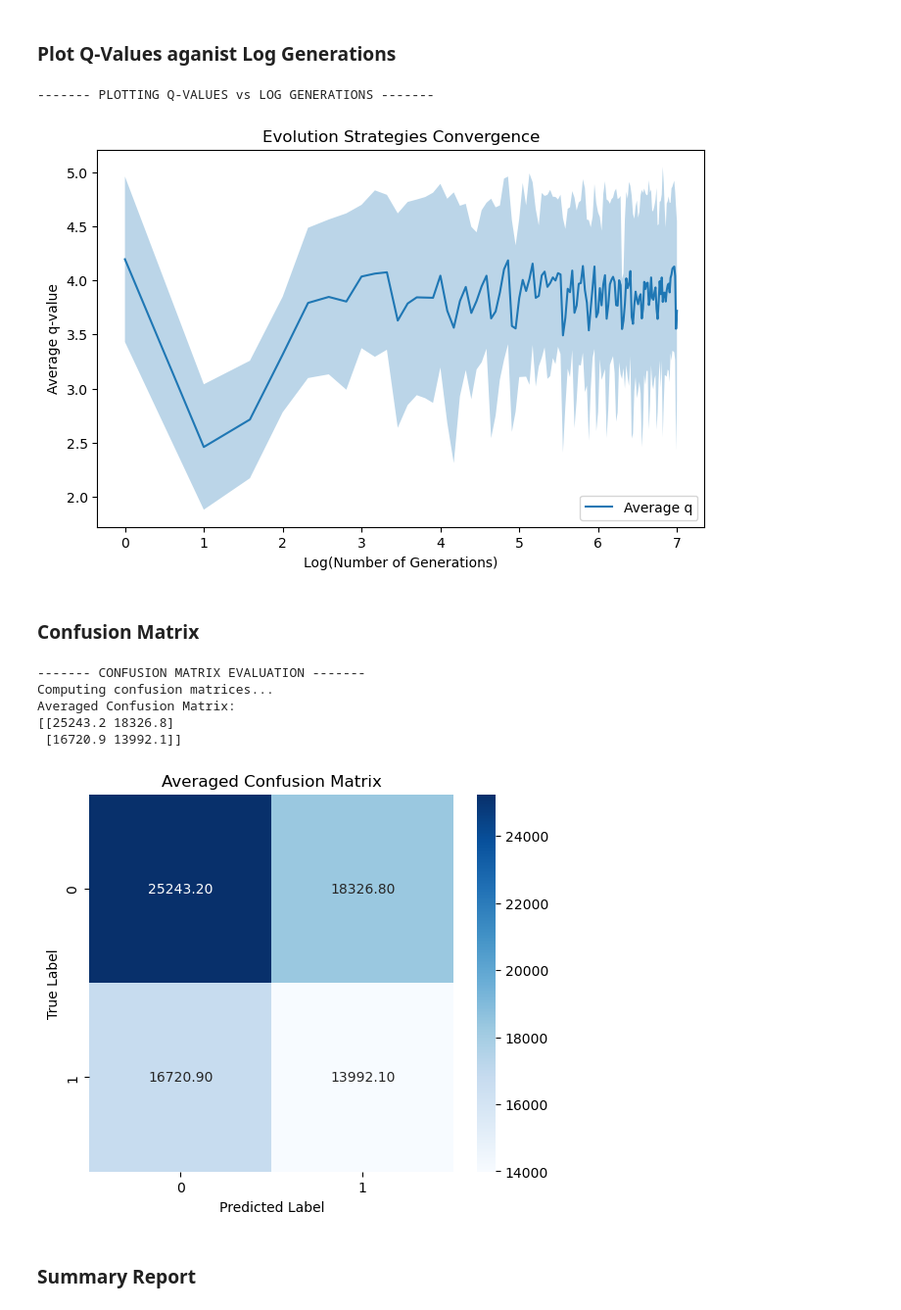
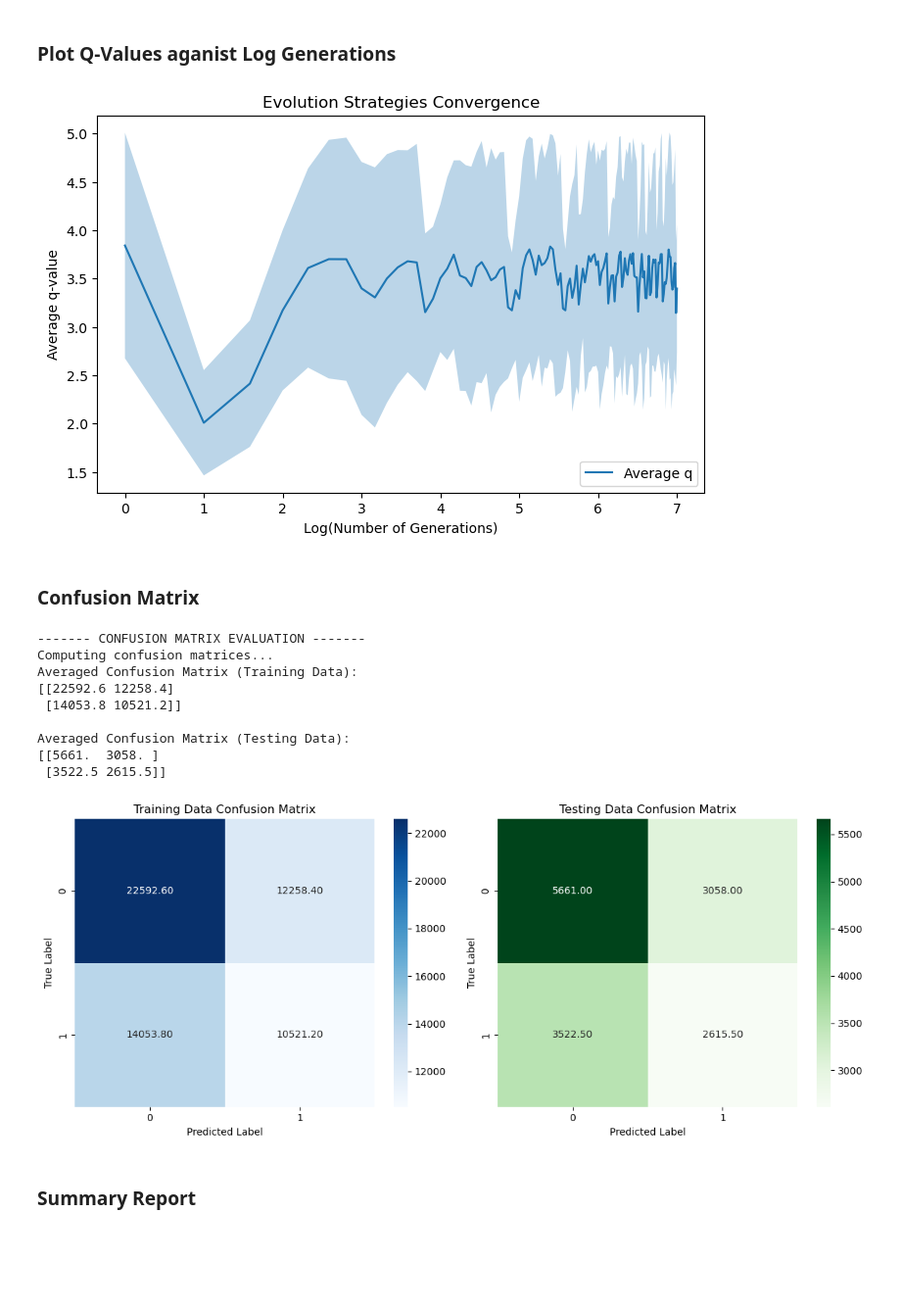
Before and after one commit to cfpisaca/ML_HW1, a Jupyter notebook: HW1.ipynb, the cells around one changed output. Shown: that part at 98% size. Saved outputs shown, nothing was run; the diff lists cells and outputs as text; code cells hidden in the pictures; blank space fills up the shorter version.

Commit message:
added testing and training data

```diff
--- a/HW1.ipynb
+++ b/HW1.ipynb
@@ -57,6 +57,7 @@ Selected columns: ['Age', 'Gender', 'Education Level', 'BMI', 'Physical Activity
 ### Encode all categorical features
 # %%
 from sklearn.preprocessing import LabelEncoder, StandardScaler
+from sklearn.model_selection import train_test_split
 
 print("------- ENCODING CATEGORICAL FEATURES -------")
     # We'll label-encode columns that are categorical:
@@ -88,7 +89,10 @@ y = df["Alzheimer’s Diagnosis"].values
 # Standardizing features
 scaler = StandardScaler()
 X = scaler.fit_transform(X)
-print("Feature shape:", X.shape, "| Target shape:", y.shape)
+
+# Splitting into training and testing sets
+X_train, X_test, y_train, y_test = train_test_split(X, y, test_size=0.2, random_state=42)
+print("Training shape:", X_train.shape, "| Testing shape:", X_test.shape)
 # %% [output]
 ------- ENCODING CATEGORICAL FEATURES -------
 Encoding column: Gender
@@ -111,12 +115,12 @@ def fitness_function(weights, X, y):
     return q_value
 
 def evolve_population(pop_size, num_generations, mutation_rate):
-    num_features = X.shape[1]
+    num_features = X_train.shape[1]
     population = np.random.randn(pop_size, num_features)
     best_q_values = []
 
     for gen in range(num_generations):
-        fitness = np.array([fitness_function(ind, X, y) for ind in population])
+        fitness = np.array([fitness_function(ind, X_train, y_train) for ind in population])
         sorted_indices = np.argsort(fitness)
         parents = population[sorted_indices[:2]]
         offspring = np.mean(parents, axis=0) + mutation_rate * np.random.randn(num_features)
@@ -126,7 +130,7 @@ def evolve_population(pop_size, num_generations, mutation_rate):
         if (gen+1) in [1, 2, 4, 8, 16, 32, 64, 128, 256]:
             print(f"Generation {gen+1}, Best q-value: {fitness[sorted_indices[0]]}")
 
-    return best_q_values
+    return best_q_values, population[sorted_indices[0]]
 # %% [markdown]
 ### Run 10 trials
 # %%
@@ -139,10 +143,12 @@ mutation_rate = 0.1
 
 print("Running Evolution Strategies for", num_trials, "trials...")
 all_q_values = []
+best_weights = []
 for trial in range(num_trials):
     print(f"Trial {trial+1}")
-    q_values = evolve_population(pop_size, num_generations, mutation_rate)
+    q_values, best_weight = evolve_population(pop_size, num_generations, mutation_rate)
     all_q_values.append(q_values)
+    best_weights.append(best_weight)
 
 # Convert results to numpy array and compute averages
 all_q_values = np.array(all_q_values)
@@ -170,8 +176,6 @@ Generation 128, Best q-value: 2.579662176843845
 ### Plot Q-Values aganist Log Generations
 # %%
 import matplotlib.pyplot as plt
-
-print("------- PLOTTING Q-VALUES vs LOG GENERATIONS -------")
 
 plt.figure(figsize=(8, 5))
 plt.plot(np.log2(range(1, len(avg_q_values) + 1)), avg_q_values, label='Average q')
@@ -183,40 +187,58 @@ plt.title("Evolution Strategies Convergence")
 plt.legend()
 plt.show()
 # %% [output]
-------- PLOTTING Q-VALUES vs LOG GENERATIONS -------
-[figure, old version]
+[figure, new version]
 # %% [markdown]
 ### Confusion Matrix
 # %%
 from sklearn.metrics import confusion_matrix
 import seaborn as sns
 
 print("------- CONFUSION MATRIX EVALUATION -------")
 
-def compute_confusion_matrix(weights):
-    predictions = np.dot(X, weights) > 0.5
-    cm = confusion_matrix(y, predictions)
+def compute_confusion_matrix(weights, X_data, y_data):
+    predictions = (np.dot(X_data, weights) > 0.5).astype(int)
+    cm = confusion_matrix(y_data, predictions)
     return cm
 
 print("Computing confusion matrices...")
-conf_matrices = [compute_confusion_matrix(np.random.randn(X.shape[1])) for _ in range(num_trials)]
-avg_conf_matrix = np.mean(conf_matrices, axis=0)
-print("Averaged Confusion Matrix:")
-print(avg_conf_matrix)
+train_conf_matrices = [compute_confusion_matrix(w, X_train, y_train) for w in best_weights]
+test_conf_matrices = [compute_confusion_matrix(w, X_test, y_test) for w in best_weights]
 
-plt.figure(figsize=(6, 5))
-sns.heatmap(avg_conf_matrix, annot=True, fmt=".2f", cmap="Blues")
-plt.title("Averaged Confusion Matrix")
-plt.xlabel("Predicted Label")
-plt.ylabel("True Label")
+avg_train_conf_matrix = np.mean(train_conf_matrices, axis=0)
+avg_test_conf_matrix = np.mean(test_conf_matrices, axis=0)
+
+print("Averaged Confusion Matrix (Training Data):")
+print(avg_train_conf_matrix)
+print("\nAveraged Confusion Matrix (Testing Data):")
+print(avg_test_conf_matrix)
+
+# Visualizing the Confusion Matrices
+fig, axes = plt.subplots(1, 2, figsize=(12, 5))
+
+sns.heatmap(avg_train_conf_matrix, annot=True, fmt=".2f", cmap="Blues", ax=axes[0])
+axes[0].set_title("Training Data Confusion Matrix")
+axes[0].set_xlabel("Predicted Label")
+axes[0].set_ylabel("True Label")
+
+sns.heatmap(avg_test_conf_matrix, annot=True, fmt=".2f", cmap="Greens", ax=axes[1])
+axes[1].set_title("Testing Data Confusion Matrix")
+axes[1].set_xlabel("Predicted Label")
+axes[1].set_ylabel("True Label")
+
+plt.tight_layout()
 plt.show()
 # %% [output]
 ------- CONFUSION MATRIX EVALUATION -------
 Computing confusion matrices...
-Averaged Confusion Matrix:
-[[25243.2 18326.8]
- [16720.9 13992.1]]
+Averaged Confusion Matrix (Training Data):
+[[22592.6 12258.4]
+ [14053.8 10521.2]]
+
+Averaged Confusion Matrix (Testing Data):
+[[5661.  3058. ]
+ [3522.5 2615.5]]
-[figure, old version]
+[figure, new version]
 # %% [markdown]
 ### Summary Report
 # %% [markdown]
```
Also changed, not shown: parts of 2 cells of this notebook.
